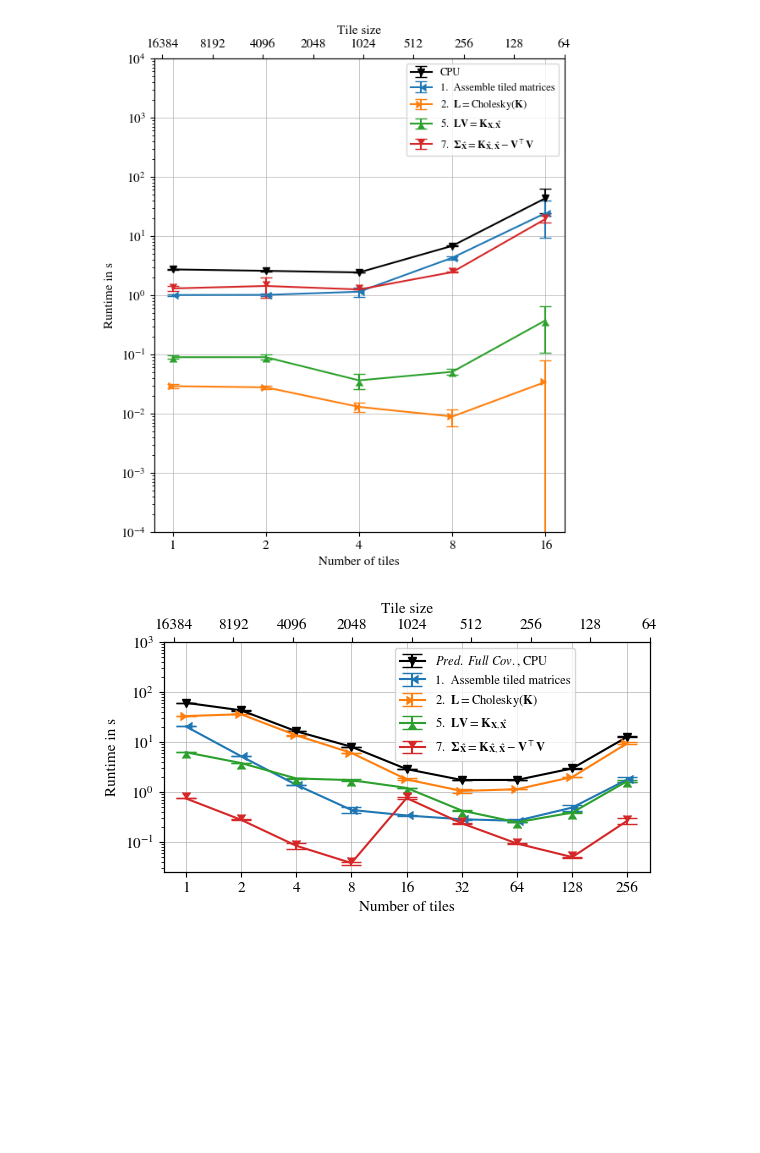
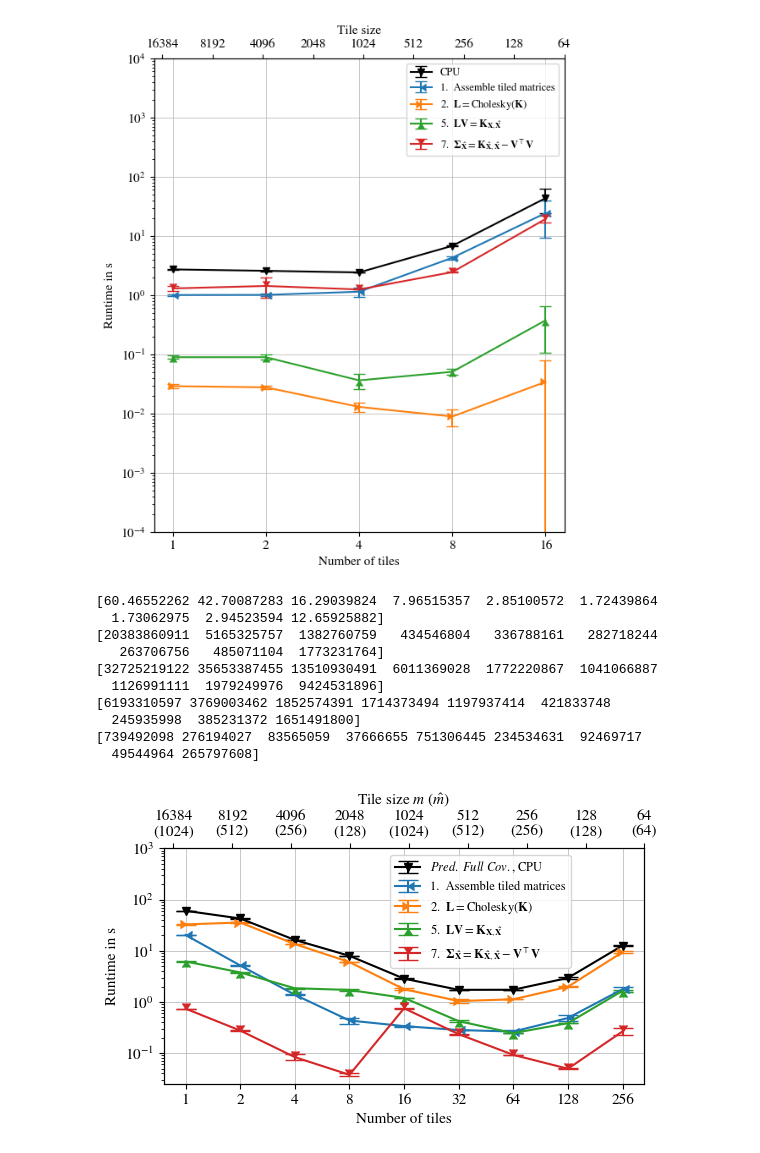
Before and after one commit to moellh/GPRat, a Jupyter notebook: X1-X2-predict-fullcov-cpu.ipynb, the cells around one changed output. Drawn from its saved outputs; the diff is of its cells as text; code cells hidden in the pictures; blank space fills up the shorter version.

```diff
--- a/X1-X2-predict-fullcov-cpu.ipynb
+++ b/X1-X2-predict-fullcov-cpu.ipynb
@@ -330,19 +342,16 @@ fig.savefig("./pdf/predict-fullcov-cpu-steps-smaller.pdf")
 n_train = 16384
 n_cores = 48
 
-fig, ax = plt.subplots(figsize=figsize(5, 5, 2.5, 1))
+fig, ax = plt.subplots(figsize=figsize(5, 5, 2.5, 3))
 
 ax.set_xlabel("Number of tiles")
 ax.set_ylabel("Runtime in s")
 # ax.set_xlim(0.82, 155)
 ax.set_ylim(2.5*10**-2, 10**3)
 
-xticks = df_steps["n_tiles"].unique()
-tile_sizes = n_train / xticks
-
 ax_top = ax.twiny()
 
-xticks = df_full["n_tiles"].unique()
+xticks = np.array([1,2,4,8,16,32,64,128,256])
 tile_sizes = n_train / xticks
 
 ax.set_xscale("log", base=2)
@@ -354,8 +363,8 @@ ax.grid(False, which="minor")
 ax_top.set_xlim(ax.get_xlim())
 ax_top.set_ylim(ax.get_ylim())
 ax_top.set_xscale("log", base=2)
-ax_top.set_xlabel("Tile size")
-ax_top.set_xticks(xticks, [int(tile_size) for tile_size in tile_sizes])
+ax_top.set_xlabel(r"Tile size $m$ ($\hat m$)")
+ax_top.set_xticks(xticks, ["16384\n(1024)", "8192\n(512)", "4096\n(256)", "2048\n(128)", "1024\n(1024)", "512\n(512)", "256\n(256)", "128\n(128)", "64\n(64)"])
 
 df_full_48 = df_full[
     (df_full["n_cores"] == n_cores)
@@ -371,6 +380,7 @@ ax.errorbar(
     label=r"$\it{Pred.\ Full\ Cov.}$, CPU",
     marker="v",
 )
+print(df_full_48["mean"].values)
 
 names = [
     "predict_full_cov_step assembly",
@@ -388,31 +398,42 @@ labels = [
     # r"3.  $\mathbf{L\beta} = \mathbf{y}$",
     # r"4.  $\mathbf{L^\top\alpha} = \mathbf{\beta}$",
     r"5.  $\mathbf{LV} = \mathbf{K}_{\mathbf{X},\mathbf{\hat X}}$",
     # r"6.  $\mathbf{\hat y} = \mathbf{K}_{\mathbf{\hat X},\mathbf{X}}\mathbf{\alpha}$",
     r"7.  $\mathbf{\Sigma}_{\mathbf{\hat X}} = \mathbf{K}_{\mathbf{\hat X},\mathbf{\hat X}} - \mathbf{V}^\top \mathbf{V}$",
 ]
 
 markers = [4, 5, 6, 7]
 
 for name, label, marker in zip(names, labels, markers):
     df_name = df_steps[
         (df_steps["name"] == name)
         & (df_steps["n_train"] == 16384)
         & (df_steps["n_test"] == 1024)
     ]
     df_name["mean"] = df_name["mean"].values
     err = utils.confidence_error(df_name, 0.95)
     ax.errorbar(
         df_name["n_tiles"],
         df_name["mean"] / 10**9,
         yerr=err / 10**9,
         # color=color,
         label=label,
         marker=marker,
     )
+    print(df_name["mean"].values)
 
 ax.legend(loc="upper right", bbox_to_anchor=(0.86, 1))
 fig.tight_layout(pad=0.1)
 fig.savefig("./pdf/predict-fullcov-cpu-steps-larger.pdf")
 # %% [output]
+[60.46552262 42.70087283 16.29039824  7.96515357  2.85100572  1.72439864
+  1.73062975  2.94523594 12.65925882]
+[20383860911  5165325757  1382760759   434546804   336788161   282718244
+   263706756   485071104  1773231764]
+[32725219122 35653387455 13510930491  6011369028  1772220867  1041066887
+  1126991111  1979249976  9424531896]
+[6193310597 3769003462 1852574391 1714373494 1197937414  421833748
+  245935998  385231372 1651491800]
+[739492098 276194027  83565059  37666655 751306445 234534631  92469717
+  49544964 265797608]
-[figure, old version]
+[figure, new version]
```
Also changed, not shown: parts of 1 cell of this notebook, 21 other files.
